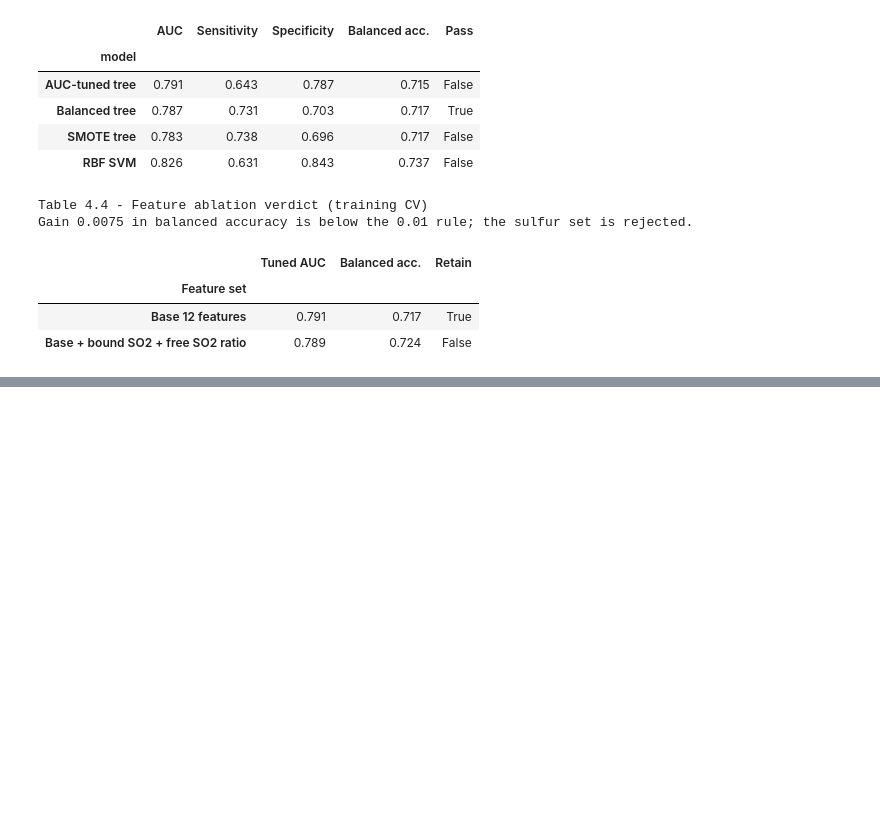
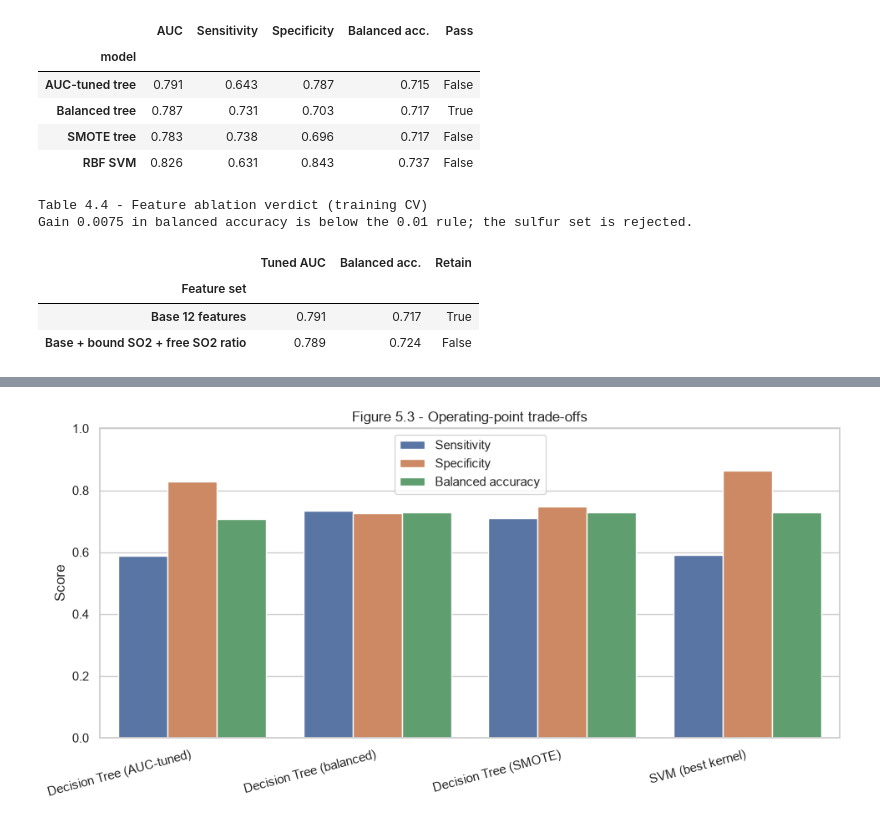
Before and after one commit to lfariabr/masters-swe-ai, a Jupyter notebook: 2026-T2/MLN/assignments/Assessment2/notebook/MLN601FariaLuisBrief2v7.ipynb, the cells around one changed output, grey strips where cells are left out. Cells and saved outputs as stored; diff of their text form; code cells hidden in the pictures; blank space fills up the shorter version.

```diff
--- a/2026-T2/MLN/assignments/Assessment2/notebook/MLN601FariaLuisBrief2v7.ipynb
+++ b/2026-T2/MLN/assignments/Assessment2/notebook/MLN601FariaLuisBrief2v7.ipynb
@@ -834,0 +965,23 @@ Gain 0.0075 in balanced accuracy is below the 0.01 rule; the sulfur set is rejec
+# %%
+balance_plot = (results_full.loc[["Decision Tree (AUC-tuned)",
+                                  "Decision Tree (balanced)",
+                                  "Decision Tree (SMOTE)",
+                                  "SVM (best kernel)"],
+                                 ["sensitivity_low", "specificity_high", "balanced_accuracy"]]
+                .rename(columns={"sensitivity_low": "Sensitivity",
+                                 "specificity_high": "Specificity",
+                                 "balanced_accuracy": "Balanced accuracy"})
+                .reset_index().melt(id_vars="model", var_name="metric", value_name="score"))
+plt.figure(figsize=(10, 5))
+sns.barplot(data=balance_plot, x="model", y="score", hue="metric")
+plt.ylim(0, 1)
+plt.xlabel("")
+plt.ylabel("Score")
+plt.title("Figure 5.3 - Operating-point trade-offs")
+plt.xticks(rotation=15, ha="right")
+plt.legend(title="")
+plt.tight_layout()
+plt.savefig(FIG_DIR / "v7_operating_tradeoffs.png", dpi=120)
+plt.show()
+# %% [output]
+[figure, added]
```
Also changed, not shown: parts of 9 cells of this notebook, 8 other files.
